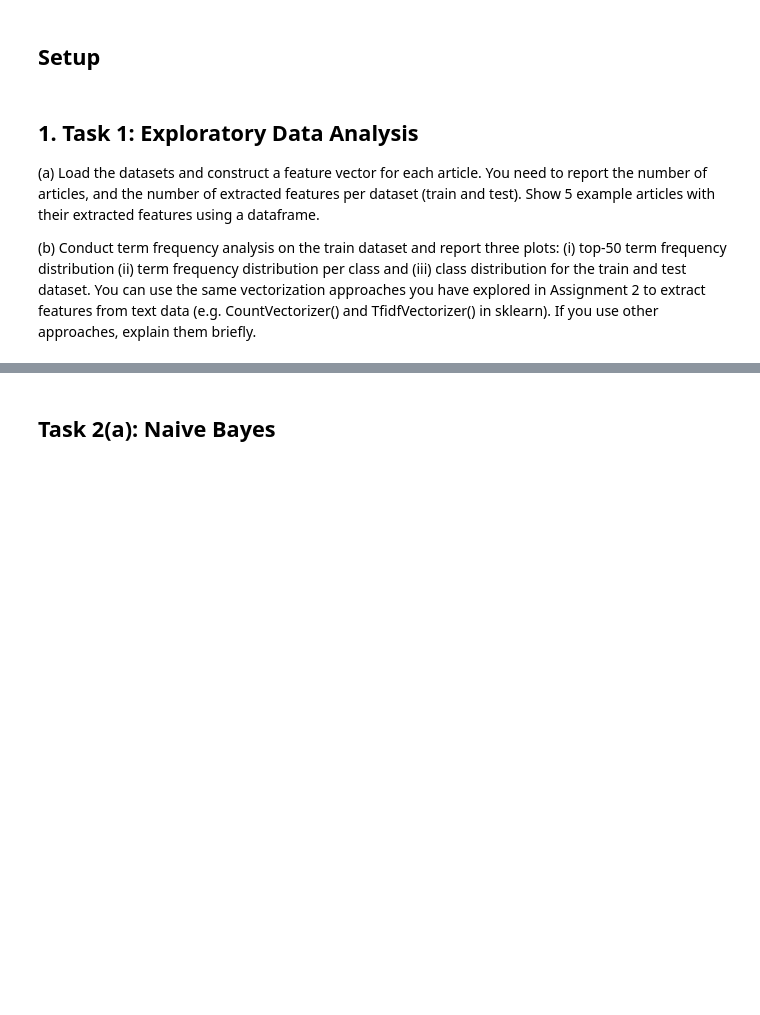
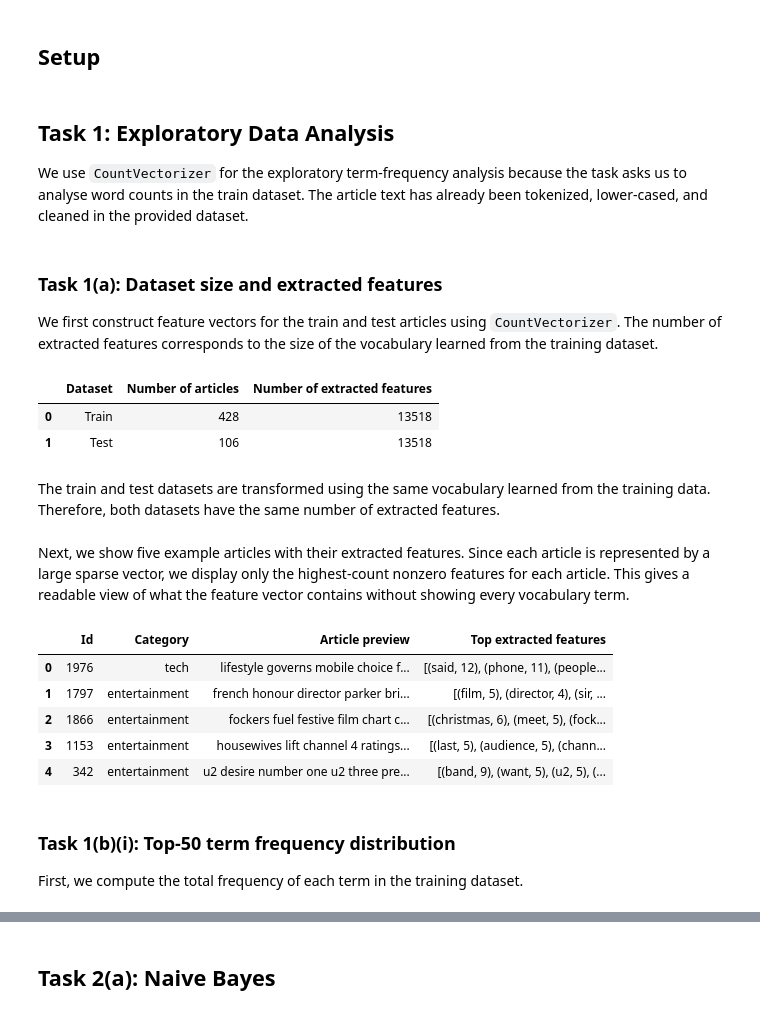
Before and after one commit to WilliamTayNZ/cs361-assignment-3, a Jupyter notebook: A3_Group_27.ipynb, the cells around one changed output, grey strips where cells are left out. Cells and saved outputs as stored; diff of their text form; code cells hidden in the pictures; blank space fills up the shorter version.

```diff
--- a/A3_Group_27.ipynb
+++ b/A3_Group_27.ipynb
@@ -38,18 +41,12 @@ from sklearn.metrics import f1_score
 # Constant
 RANDOM_STATE = 42
 # %% [markdown]
-## 1. Task 1: Exploratory Data Analysis
-
-(a) Load the datasets and construct a feature vector for each article. You need to report the number of
-articles, and the number of extracted features per dataset (train and test). Show 5 example articles with
-their extracted features using a dataframe.
-
-(b) Conduct term frequency analysis on the train dataset and report three plots: (i) top-50 term
-frequency distribution (ii) term frequency distribution per class and (iii) class distribution for the train and
-test dataset.
-You can use the same vectorization approaches you have explored in Assignment 2 to extract features from
-text data (e.g. CountVectorizer() and TfidfVectorizer() in sklearn). If you use other approaches, explain them
-briefly.
+<a id="task-1"></a>
+## Task 1: Exploratory Data Analysis
+We use `CountVectorizer` for the exploratory term-frequency analysis because the task asks us to analyse word counts in the train dataset. The article text has already been tokenized, lower-cased, and cleaned in the provided dataset.
+# %% [markdown]
+### Task 1(a): Dataset size and extracted features
+We first construct feature vectors for the train and test articles using `CountVectorizer`. The number of extracted features corresponds to the size of the vocabulary learned from the training dataset.
 # %%
 # Load the data
 train_df = pd.read_csv('data/train.csv')
@@ -61,0 +62,56 @@ y_train = train_df['Category']
+# %%
+feature_summary_df = pd.DataFrame({
+    "Dataset": ["Train", "Test"],
+    "Number of articles": [train_df.shape[0], test_df.shape[0]],
+    "Number of extracted features": [X_train_counts.shape[1], X_test_counts.shape[1]]
+})
+
+display(feature_summary_df)
+# %% [output]
+|  | Dataset | Number of articles | Number of extracted features |
+| 0 | Train | 428 | 13518 |
+| 1 | Test | 106 | 13518 |
+# %% [markdown]
+The train and test datasets are transformed using the same vocabulary learned from the training data. Therefore, both datasets have the same number of extracted features.
+# %% [markdown]
+Next, we show five example articles with their extracted features. Since each article is represented by a large sparse vector, we display only the highest-count nonzero features for each article. This gives a readable view of what the feature vector contains without showing every vocabulary term.
+# %%
+def get_top_features_for_article(X, feature_names, row_index, top_n=10):
+
+    # Convert this article's sparse feature vector into a dense 1D array of word counts
+    row = X[row_index].toarray().ravel()
+
+    nonzero_indices = np.where(row > 0)[0]
+    nonzero_counts = row[nonzero_indices]
+
+    sorted_indices = np.argsort(nonzero_counts)[::-1]
+    top_indices = nonzero_indices[sorted_indices[:top_n]]
+
+    return [(feature_names[i], int(row[i])) for i in top_indices]
+
+
+example_rows = []
+
+for i in range(5):
+    article_features = get_top_features_for_article(X_train_counts, count_feature_names, i, top_n=10)
+
+    example_rows.append({
+        "Id": train_df.loc[i, "Id"],
+        "Category": train_df.loc[i, "Category"],
+        "Article preview": train_df.loc[i, "Article"][:120] + "...",
+        "Top extracted features": article_features
+    })
+
+example_features_df = pd.DataFrame(example_rows)
+display(example_features_df)
+# %% [output]
+|  | Id | Category | Article preview | Top extracted features |
+| 0 | 1976 | tech | lifestyle governs mobile choice f... | [(said, 12), (phone, 11), (people... |
+| 1 | 1797 | entertainment | french honour director parker bri... | [(film, 5), (director, 4), (sir, ... |
+| 2 | 1866 | entertainment | fockers fuel festive film chart c... | [(christmas, 6), (meet, 5), (fock... |
+| 3 | 1153 | entertainment | housewives lift channel 4 ratings... | [(last, 5), (audience, 5), (chann... |
+| 4 | 342 | entertainment | u2 desire number one u2 three pre... | [(band, 9), (want, 5), (u2, 5), (... |
+# %% [markdown]
+### Task 1(b)(i): Top-50 term frequency distribution
+
+First, we compute the total frequency of each term in the training dataset.
```
Also changed, not shown: parts of 10 cells of this notebook.
